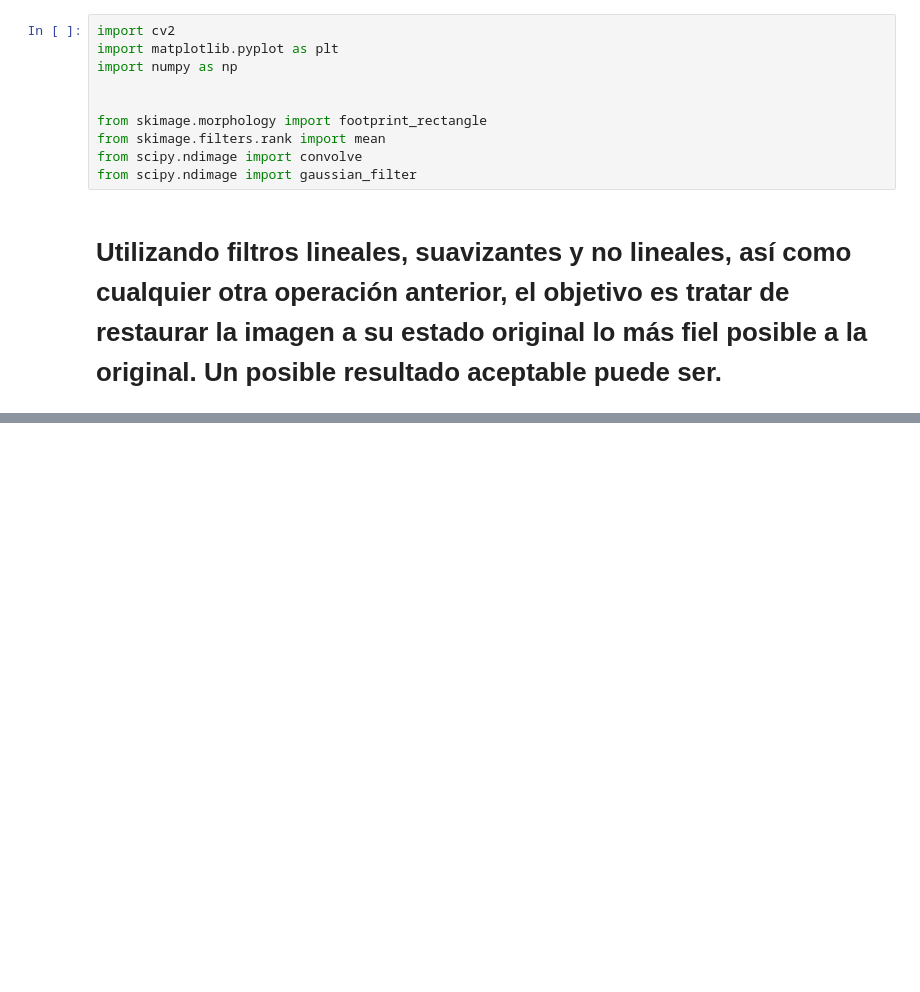
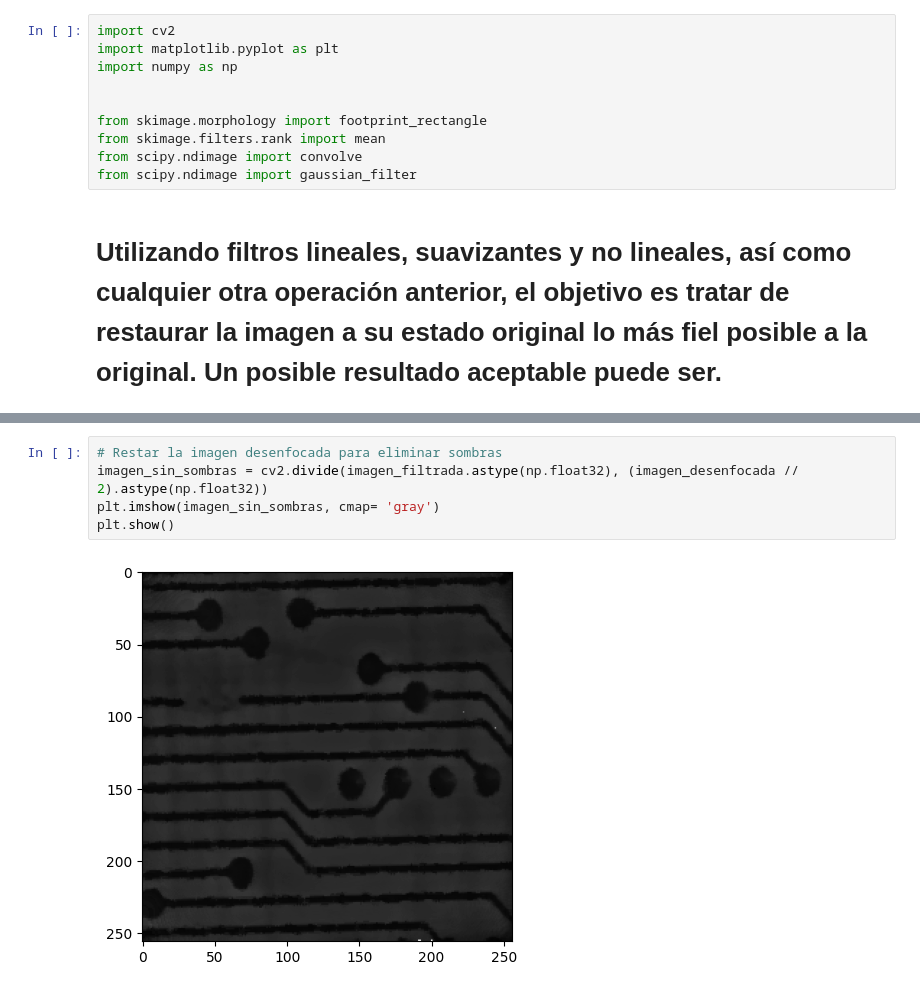
Before and after one commit to pukinidev/TalleresImagenes, a Jupyter notebook: Taller4/4. Ejercicio de síntesis taller 4.ipynb, the cells around one changed output, grey strips where cells are left out. Drawn from its saved outputs; the diff is of its cells as text; blank space fills up the shorter version.

```diff
--- a/Taller4/4. Ejercicio de síntesis taller 4.ipynb
+++ b/Taller4/4. Ejercicio de síntesis taller 4.ipynb
@@ -38,0 +42,7 @@ plt.show()
+# %%
+# Restar la imagen desenfocada para eliminar sombras
+imagen_sin_sombras = cv2.divide(imagen_filtrada.astype(np.float32), (imagen_desenfocada // 2).astype(np.float32))
+plt.imshow(imagen_sin_sombras, cmap= 'gray')
+plt.show()
+# %% [output]
+[figure, added]
```
Also changed, not shown: parts of 7 cells of this notebook, 1 other file.
